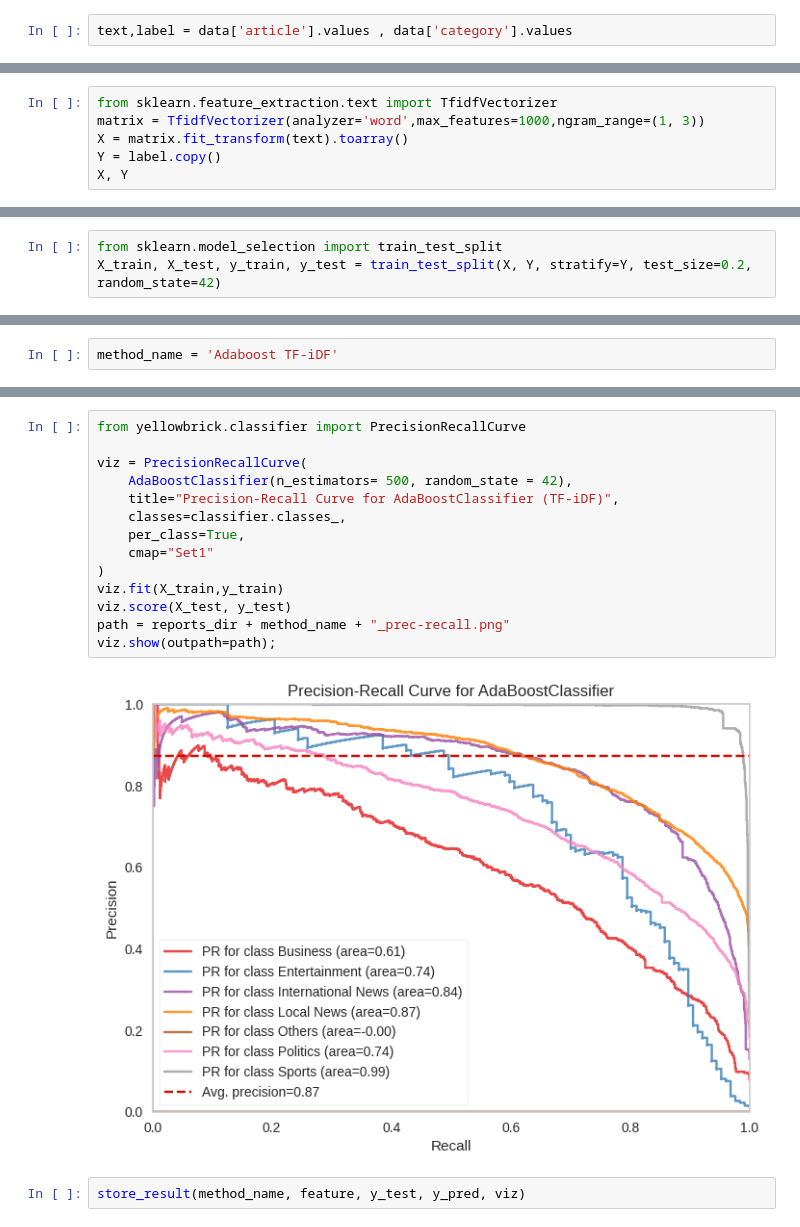
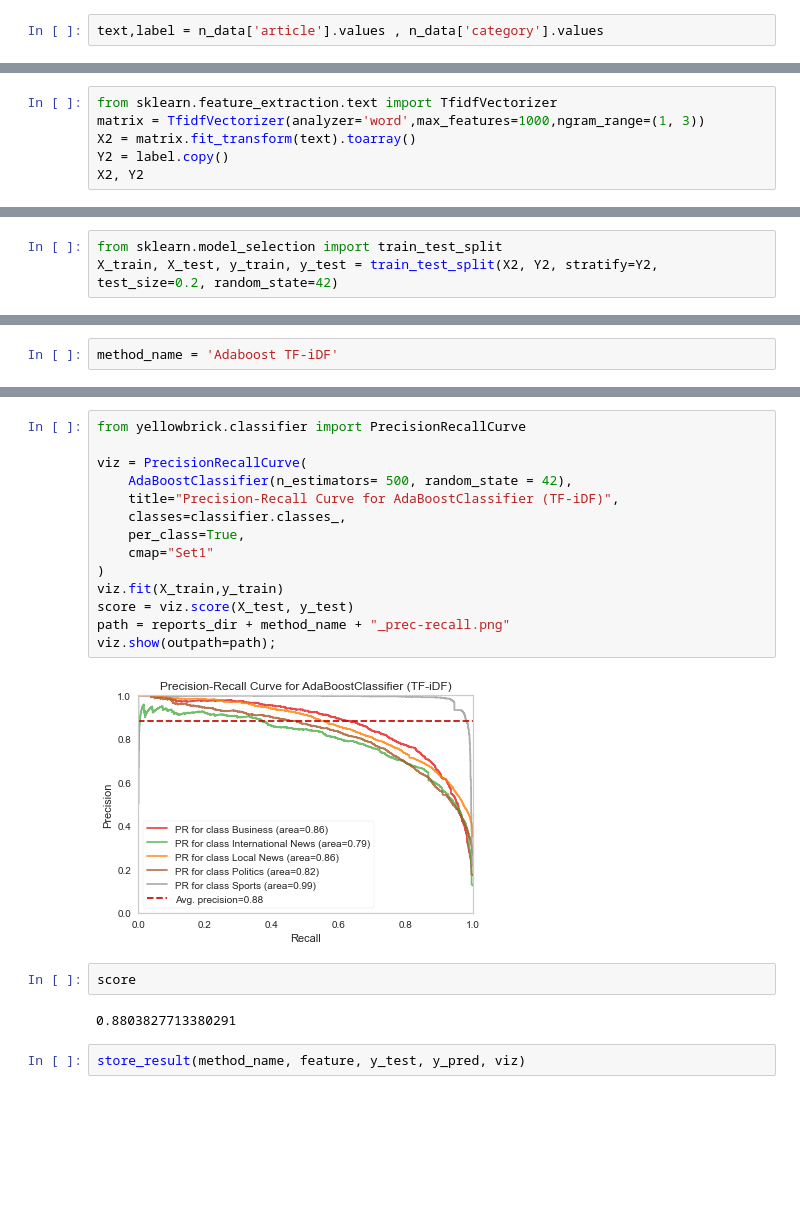
Before and after one commit to halit-vural/Ethiopian-languages-DS, a Jupyter notebook: notebooks/Amharic-News-Text-classification-2-1 stopwords (HV).ipynb, the cells around one changed output, grey strips where cells are left out. Drawn from its saved outputs; the diff is of its cells as text; blank space fills up the shorter version.

```diff
--- a/notebooks/Amharic-News-Text-classification-2-1 stopwords (HV).ipynb
+++ b/notebooks/Amharic-News-Text-classification-2-1 stopwords (HV).ipynb
@@ -329,7 +326,7 @@ n_data['article'][:3]
 9807     ጎንደር በተደረገው የሊጉ የሁለተኛ ሳምንት ጨዋታ ፋሲል ከነማ ከሙጂብ ቃሲ...
 Name: article, dtype: object
 # %%
-text,label = data['article'].values , data['category'].values
+text,label = n_data['article'].values , n_data['category'].values
 # %% [markdown]
 ## Model Evaluation
 # %%
@@ -1082,9 +1081,9 @@ store_result(method_name, feature, y_test, y_pred, viz)
 # %%
 from sklearn.feature_extraction.text import TfidfVectorizer
 matrix = TfidfVectorizer(analyzer='word',max_features=1000,ngram_range=(1, 3))
-X = matrix.fit_transform(text).toarray()
-Y = label.copy()
-X, Y
+X2 = matrix.fit_transform(text).toarray()
+Y2 = label.copy()
+X2, Y2
 # %% [output]
 (array([[0.        , 0.        , 0.        , ..., 0.        , 0.        ,
          0.        ],
@@ -1103,7 +1102,7 @@ X, Y
         'Business'], dtype=object))
 # %%
 from sklearn.model_selection import train_test_split
-X_train, X_test, y_train, y_test = train_test_split(X, Y, stratify=Y, test_size=0.2, random_state=42)
+X_train, X_test, y_train, y_test = train_test_split(X2, Y2, stratify=Y2, test_size=0.2, random_state=42)
 # %% [markdown]
 ## Gaussian Naive Bayes
 # %%
@@ -1551,19 +1540,23 @@ df_scores.mean()[2:]
 # %%
 from yellowbrick.classifier import PrecisionRecallCurve
 
 viz = PrecisionRecallCurve(
     AdaBoostClassifier(n_estimators= 500, random_state = 42),
     title="Precision-Recall Curve for AdaBoostClassifier (TF-iDF)",
     classes=classifier.classes_,
     per_class=True,
     cmap="Set1"
 )
 viz.fit(X_train,y_train)
-viz.score(X_test, y_test)
+score = viz.score(X_test, y_test)
 path = reports_dir + method_name + "_prec-recall.png"
 viz.show(outpath=path);
 # %% [output]
-[figure, old version]
+[figure, new version]
+# %%
+score
+# %% [output]
+0.8803827713380291
 # %%
 store_result(method_name, feature, y_test, y_pred, viz)
 # %% [markdown]
```
Also changed, not shown: parts of 79 cells of this notebook, 18 other files.
